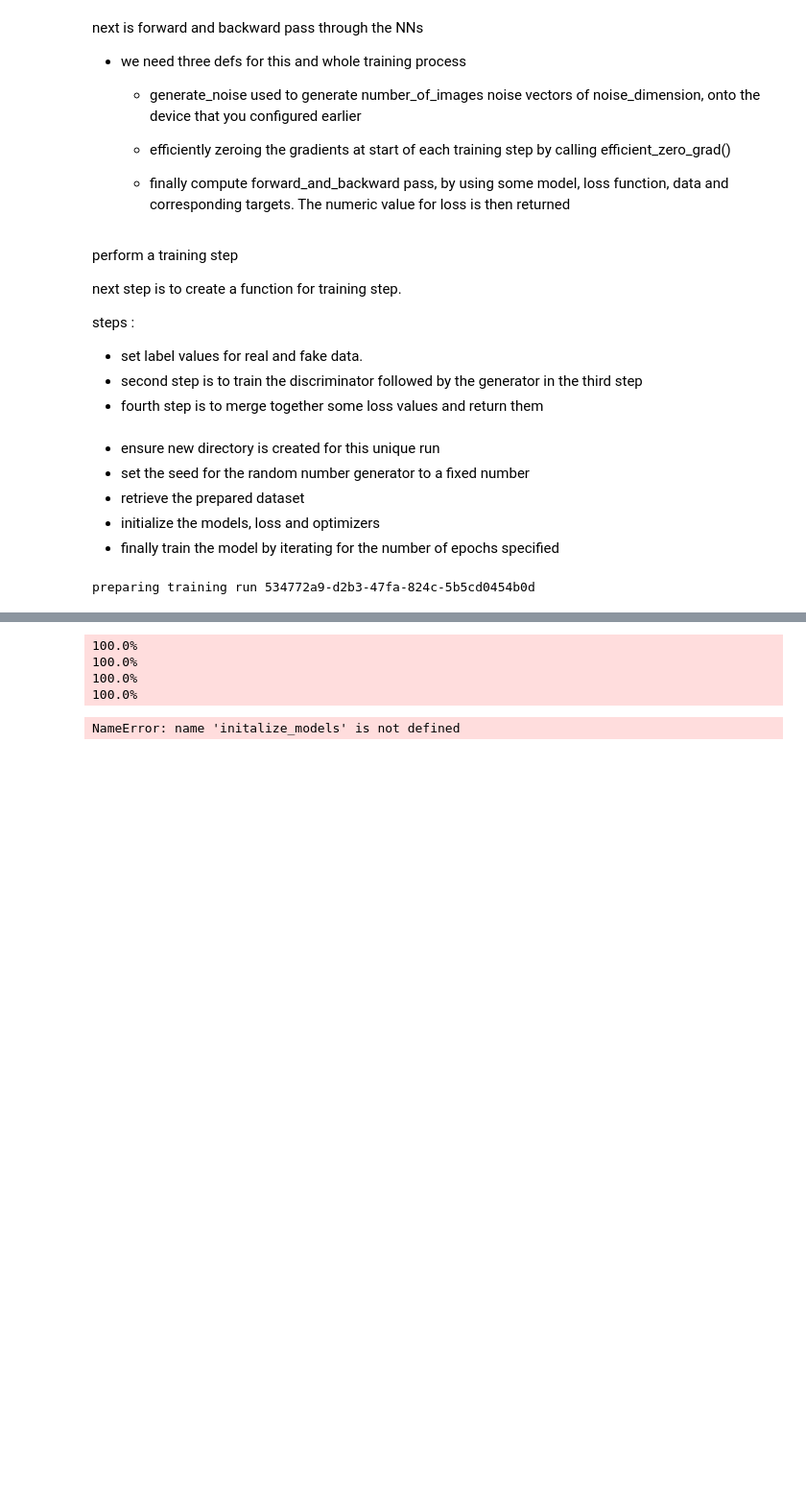
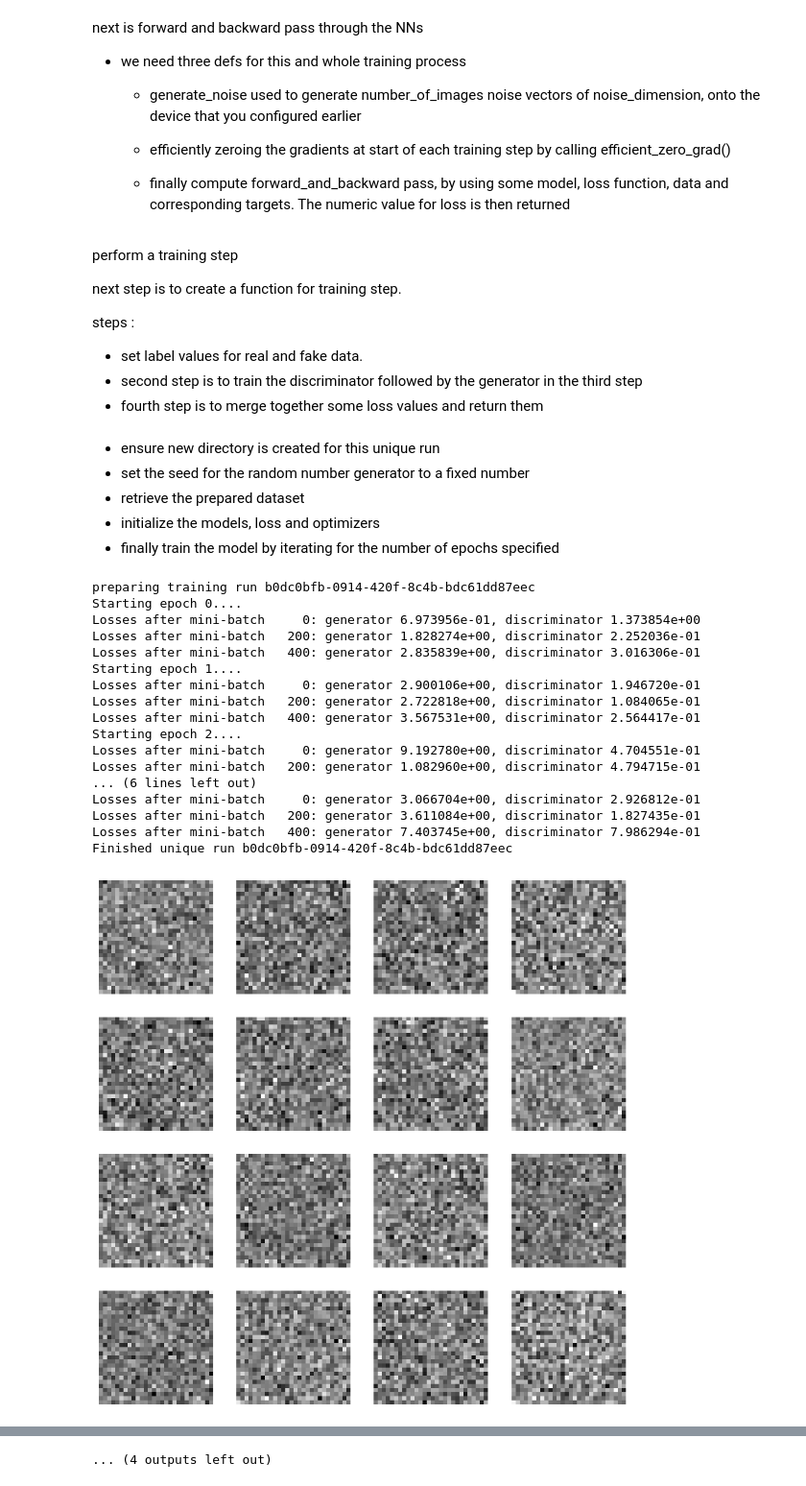
Before and after one commit to prabin-7/pytorch_projects, a Jupyter notebook: vanilla_GAN_PyTorch/vGAN.ipynb, the cells around one changed output, grey strips where cells are left out. Shown at 96% size. Saved outputs shown, nothing was run; the diff lists cells and outputs as text; code cells hidden in the pictures; blank space fills up the shorter version.

```diff
--- a/vanilla_GAN_PyTorch/vGAN.ipynb
+++ b/vanilla_GAN_PyTorch/vGAN.ipynb
@@ -35,7 +36,7 @@ class Generator(nn.Module):
         self.layers = nn.Sequential(
             nn.Linear(noise_dimension, 128, bias = False),
             nn.BatchNorm1d(128, 0.8),
-            nn.LeakyReLu(0.25),
+            nn.LeakyReLU(0.25),
             nn.Linear(128, 256, bias = False),
             nn.BatchNorm1d(256, 0.8),
             nn.LeakyReLU(0.25),
@@ -91,7 +92,7 @@ def generate_image(generator, epoch = 0, batch = 0, device =  get_device()):
     plt.figure(figsize = (10, 10))
     for i in range(16):
         #get image
-        images = images[i]
+        image = images[i]
         #convert image back onto CPU and reshape
         image = image.cpu().detach().numpy()
         image = np.reshape(image, (28,28))
@@ -141,9 +142,10 @@ def initialize_models(device = get_device()):
 def initialize_loss():
     return nn.BCELoss()
 
-def initialize_optimizers():
+def initialize_optimizers(generator, discriminator):
     generator_optimizer = torch.optim.AdamW(generator.parameters(), lr = lr, betas = optimizer_betas)
-    generator_optimizer = torch.optim.AdamW(discriminator.parameters(), lr = lr, betas = optimizer_betas)
+    discriminator_optimizer = torch.optim.AdamW(discriminator.parameters(), lr = lr, betas = optimizer_betas)
+    return generator_optimizer, discriminator_optimizer
 # %% [markdown]
 next is forward and backward pass through the NNs
 
@@ -194,12 +196,12 @@ def perform_train_step(generator, discriminator, real_data, loss_function, gener
 
     #forward+backward on real images, reshaped
     real_image = real_images.view(real_images.size(0), -1)
-    error_real_images = forward_and_backward(discriminator, real_images, loss_function, label)
+    error_real_images = forward_and_backward(discriminator, real_image, loss_function, label)
 
     #forward + backward on generated image
     noise = generate_noise(actual_batch_size, device = device )
     generated_images = generator(noise)
-    label.fill(fake_label)
+    label.fill_(fake_label)
     error_generated_images = forward_and_backward(discriminator, generated_images.detach(), loss_function, label)
     #optim for discriminator
     discriminator_optimizer.step()
@@ -240,26 +242,43 @@ def perform_epoch(dataloader, generator, discriminator, loss_function, generator
 # %%
 def train_dcgan():
     make_directory_for_run()
 
     #set random seed
-    torch.manual_seed(45)
+    torch.manual_seed(43)
     #get dataset
     dataloader = prepare_datasets()
     #initalize model
-    generator, discriminator = initalize_models()
-    loss_function = initalize_loss()
+    generator, discriminator = initialize_models()
+    loss_function = initialize_loss()
     generator_optimizer, discriminator_optimizer = initialize_optimizers(generator, discriminator)
 
     #train the model
     for epoch in range(number_of_epochs):
         print(f'Starting epoch {epoch}....')
         perform_epoch(dataloader, generator, discriminator, loss_function, \
             generator_optimizer, discriminator_optimizer, epoch)
 
     print(f'Finished unique run {unique_run_id}')
 
 
 if __name__ =='__main__':
     train_dcgan()
 # %% [output]
-preparing training run 534772a9-d2b3-47fa-824c-5b5cd0454b0d
+preparing training run b0dc0bfb-0914-420f-8c4b-bdc61dd87eec
+Starting epoch 0....
+Losses after mini-batch     0: generator 6.973956e-01, discriminator 1.373854e+00
+Losses after mini-batch   200: generator 1.828274e+00, discriminator 2.252036e-01
+Losses after mini-batch   400: generator 2.835839e+00, discriminator 3.016306e-01
+Starting epoch 1....
+Losses after mini-batch     0: generator 2.900106e+00, discriminator 1.946720e-01
+Losses after mini-batch   200: generator 2.722818e+00, discriminator 1.084065e-01
+Losses after mini-batch   400: generator 3.567531e+00, discriminator 2.564417e-01
+Starting epoch 2....
+Losses after mini-batch     0: generator 9.192780e+00, discriminator 4.704551e-01
+Losses after mini-batch   200: generator 1.082960e+00, discriminator 4.794715e-01
+... (6 lines left out)
+Losses after mini-batch     0: generator 3.066704e+00, discriminator 2.926812e-01
+Losses after mini-batch   200: generator 3.611084e+00, discriminator 1.827435e-01
+Losses after mini-batch   400: generator 7.403745e+00, discriminator 7.986294e-01
+Finished unique run b0dc0bfb-0914-420f-8c4b-bdc61dd87eec
+[figure, added]
@@ -266,5 +295 @@ preparing training run 534772a9-d2b3-47fa-824c-5b5cd0454b0d
-100.0%
-100.0%
-100.0%
-100.0%
+... (4 outputs left out)
-NameError: name 'initalize_models' is not defined
```
Also changed, not shown: parts of 2 cells of this notebook, 2 other files.
